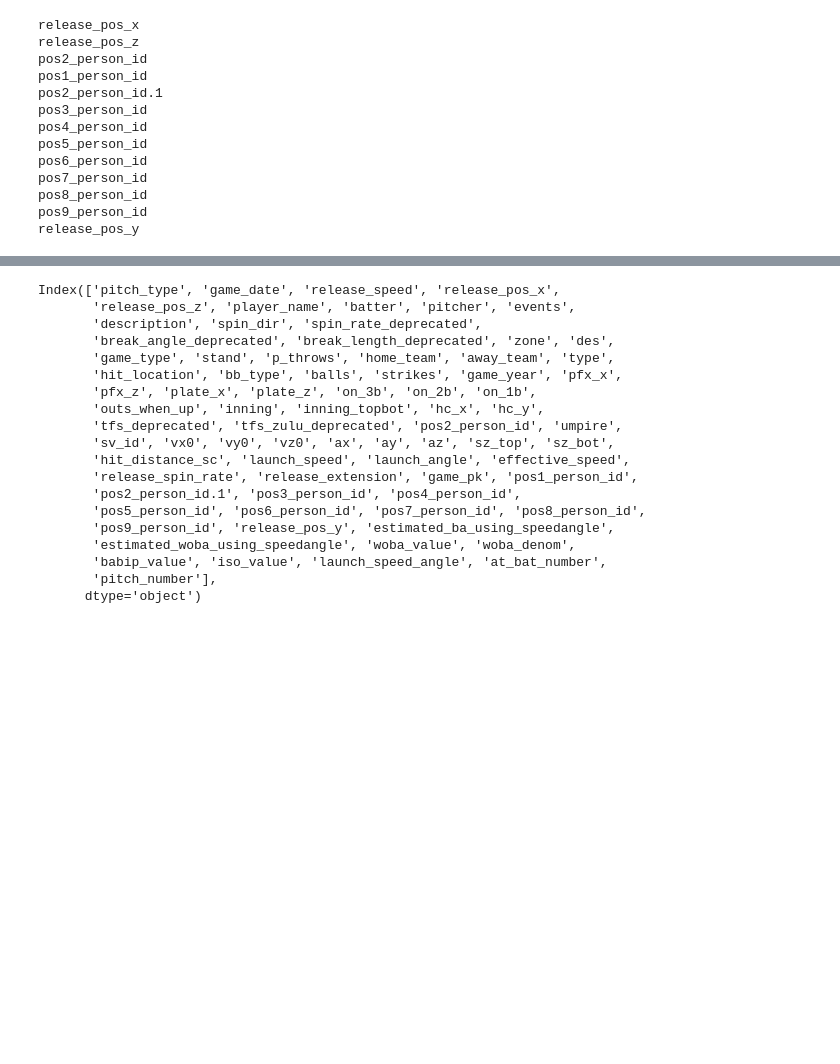
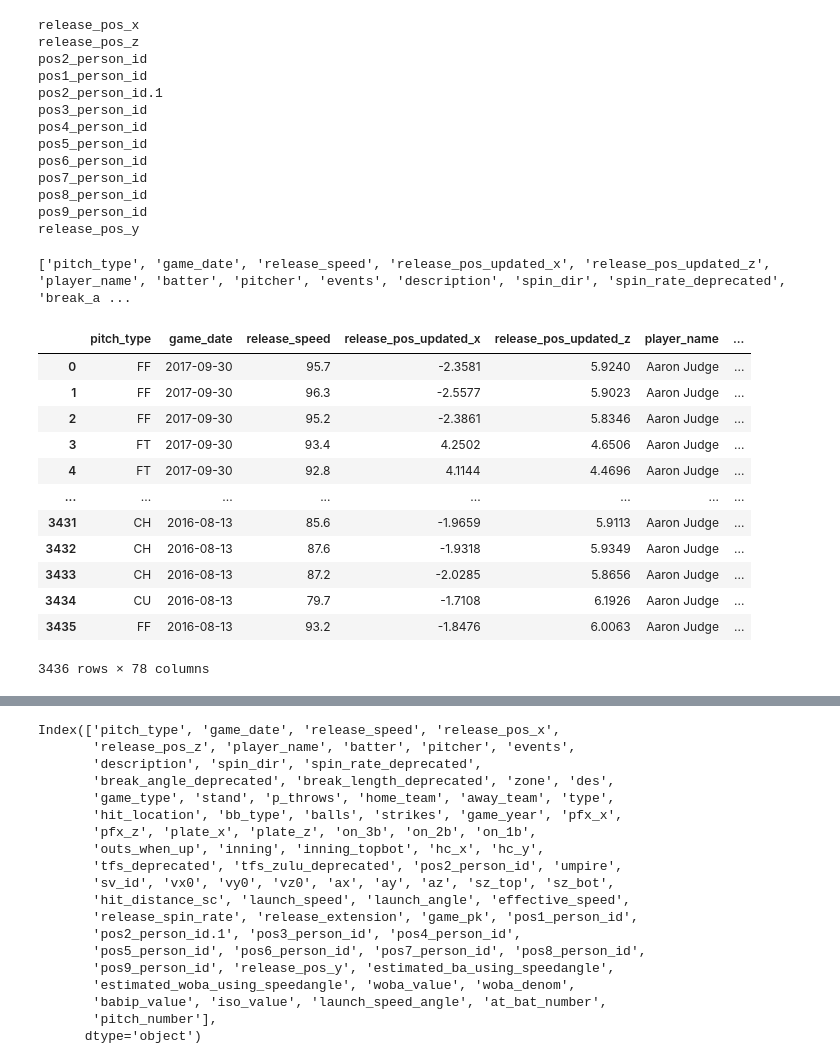
Before and after one commit to Ransinghsatyajitray/Real_Python_Practice, a Jupyter notebook: For_Loops_in_Python_Definite_Iteration.ipynb, the cells around one changed output, grey strips where cells are left out. Cells and saved outputs as stored; diff of their text form; code cells hidden in the pictures; blank space fills up the shorter version.

```diff
--- a/For_Loops_in_Python_Definite_Iteration.ipynb
+++ b/For_Loops_in_Python_Definite_Iteration.ipynb
@@ -1079,7 +1080,30 @@ release_pos_y
 # %%
 # For loop to change the names of column in judge where pos is present and change the pos to pos_updated
 new_col = list()
 for col_name, col_value in judge.items():
     if 'pos' in col_name:
         word = re.sub('pos','pos_updated',col_name)
-        new_col =
+        new_col.append(word)
+    else:
+        new_col.append(col_name)
+
+judge1 = judge
+judge1.columns = new_col
+
+print(new_col)
+judge1
+# %% [output]
+['pitch_type', 'game_date', 'release_speed', 'release_pos_updated_x', 'release_pos_updated_z', 'player_name', 'batter', 'pitcher', 'events', 'description', 'spin_dir', 'spin_rate_deprecated', 'break_a ...
+|  | pitch_type | game_date | release_speed | release_pos_updated_x | release_pos_updated_z | player_name | ... |
+| 0 | FF | 2017-09-30 | 95.7 | -2.3581 | 5.9240 | Aaron Judge | ... |
+| 1 | FF | 2017-09-30 | 96.3 | -2.5577 | 5.9023 | Aaron Judge | ... |
+| 2 | FF | 2017-09-30 | 95.2 | -2.3861 | 5.8346 | Aaron Judge | ... |
+| 3 | FT | 2017-09-30 | 93.4 | 4.2502 | 4.6506 | Aaron Judge | ... |
+| 4 | FT | 2017-09-30 | 92.8 | 4.1144 | 4.4696 | Aaron Judge | ... |
+| ... | ... | ... | ... | ... | ... | ... | ... |
+| 3431 | CH | 2016-08-13 | 85.6 | -1.9659 | 5.9113 | Aaron Judge | ... |
+| 3432 | CH | 2016-08-13 | 87.6 | -1.9318 | 5.9349 | Aaron Judge | ... |
+| 3433 | CH | 2016-08-13 | 87.2 | -2.0285 | 5.8656 | Aaron Judge | ... |
+| 3434 | CU | 2016-08-13 | 79.7 | -1.7108 | 6.1926 | Aaron Judge | ... |
+| 3435 | FF | 2016-08-13 | 93.2 | -1.8476 | 6.0063 | Aaron Judge | ... |
+3436 rows × 78 columns
```
Also changed, not shown: parts of 19 cells of this notebook, 1 other file.
